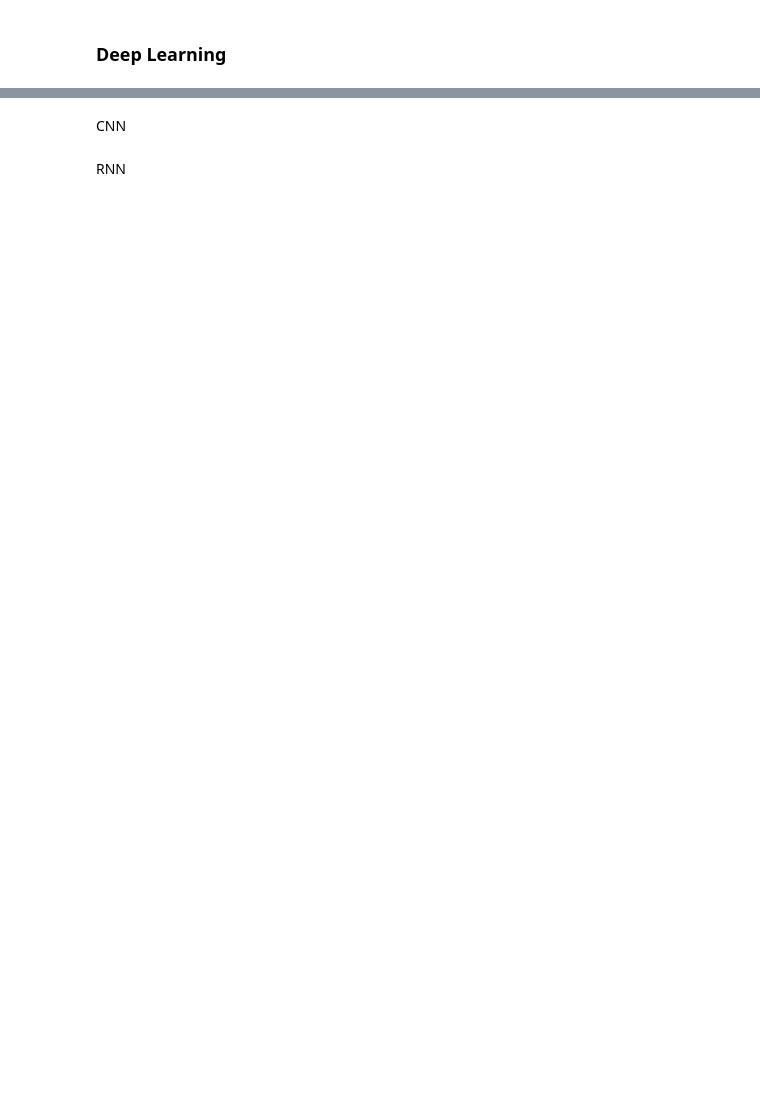
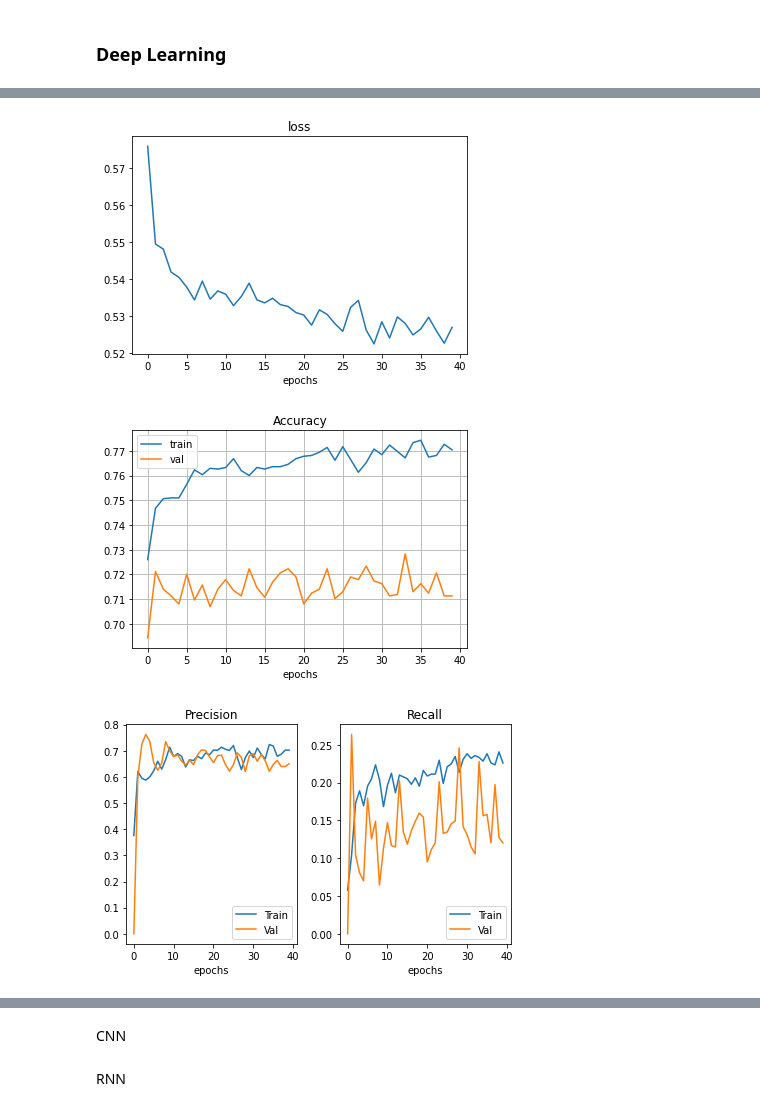
Before and after one commit to estevanmendes/Driving-pattern-EDA-and-AI, a Jupyter notebook: EDA_and_models.ipynb, the cells around one changed output, grey strips where cells are left out. Cells and saved outputs as stored; diff of their text form; code cells hidden in the pictures; blank space fills up the shorter version.

Commit message:
MLP models

```diff
--- a/EDA_and_models.ipynb
+++ b/EDA_and_models.ipynb
@@ -790,0 +867,36 @@ weighted avg       0.58      0.64      0.59      1822
+# %%
+def model_1(show_archtecture=True):
+    MLP_model=keras.Sequential(
+        [
+
+            keras.Input(shape=(7,)),
+            keras.layers.Dense(10,activation='tanh', kernel_initializer="glorot_uniform"),
+            keras.layers.Dense(10,activation='tanh'),
+            keras.layers.Dropout(0.4),
+            keras.layers.Dense(6,activation='tanh'),
+            keras.layers.Dense(6,activation='tanh'),
+            keras.layers.Dense(1,activation='sigmoid')
+        ]
+        )
+    lr_schedule = keras.optimizers.schedules.ExponentialDecay(initial_learning_rate=1e-2,decay_steps=10000,decay_rate=0.9)
+    model_loss=keras.losses.BinaryCrossentropy()
+    model_optimizer=keras.optimizers.Adam(learning_rate=lr_schedule)
+    model_metrics=[keras.metrics.BinaryAccuracy(),keras.metrics.Precision(),keras.metrics.Recall()]
+    MLP_model.compile(loss=model_loss,optimizer=model_optimizer,metrics=model_metrics)
+    if show_archtecture:
+        MLP_model.summary()
+    return MLP_model
+
+def training_params_1():
+    epochs=300
+    batch_size=32
+    callback = keras.callbacks.EarlyStopping(monitor='loss', patience=10)
+    log_dir = "logs/fit/" + datetime.datetime.now().strftime("%Y%m%d-%H%M%S")
+    tensorboard_callback = keras.callbacks.TensorBoard(log_dir=log_dir, histogram_freq=1)
+    return {'callbacks':[callback,tensorboard_callback],'epochs':epochs,'batch_size':batch_size}
+# %%
+np.random.seed(123)
+MLP_model=model_1()
+MLP_model_history=[]
+history_temp=MLP_model.fit(X_train,Y_train,validation_data=(X_val,Y_val),verbose=0,**training_params_1())
+MLP_model_history.append(history_temp)
@@ -790,0 +921,6 @@ weighted avg       0.58      0.64      0.59      1822
+# %%
+plot_all_metrics(MLP_model_history)
+# %% [output]
+[figure, added]
+[figure, added]
+[figure, added]
```
Also changed, not shown: parts of 27 cells of this notebook, 1 other file.
